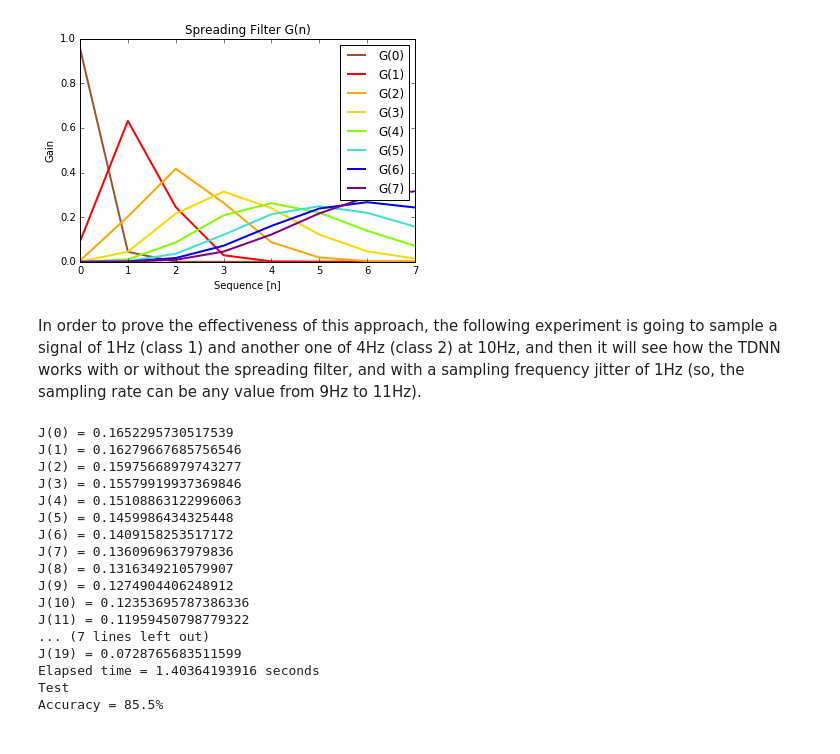
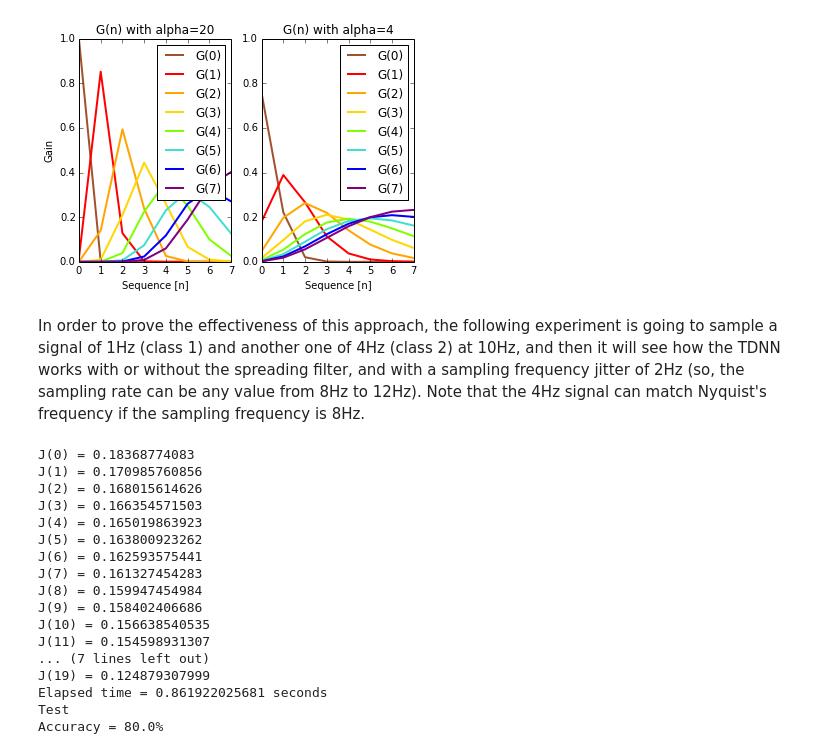
Before and after one commit to atrilla/ntk, a Jupyter notebook: explore/Time-Delay.ipynb, the cells around one changed output. Cells and saved outputs as stored; diff of their text form; code cells hidden in the pictures.

Commit message:
working tdnn

```diff
--- a/explore/Time-Delay.ipynb
+++ b/explore/Time-Delay.ipynb
@@ -22,33 +24,50 @@ where $N$ is the size of the delay line (buffer), $\alpha$ is the spreading fact
 # %%
 import NeuralNetwork
-
-# 10 is alpha filter spreading factor, 8 sequence length (input neurons), 3 hidden neurons, 2 output neurons
-nn = NeuralNetwork.TDNN(10, [8,3,2])
-
 
 %matplotlib inline
 import matplotlib.pyplot as plt
 
+# 10 is alpha filter spreading factor, 8 sequence length (input neurons), 3 hidden neurons, 2 output neurons
+tdnn = NeuralNetwork.TDNN(20, [8,3,2])
+
 plt.figure()
 colors = ['sienna', 'red', 'orange', 'gold', 'chartreuse', 'turquoise', 'blue', 'purple']
-g = nn[0]
+g = tdnn[0]
+plt.subplot(1,2,1)
 for i in xrange(g.shape[0]):
     plt.plot(g[i], colors[i], label='G(' + str(i) + ')', linewidth=2)
+ax = plt.gca()
+ax.set_ylim([0,1.0])
 plt.legend(loc='upper right')
 plt.xlabel('Sequence [n]')
 plt.ylabel('Gain')
-plt.title('Spreading Filter G(n)')
+plt.title('G(n) with alpha=20')
+
+# broader filter, alpha = 4
+tdnn = NeuralNetwork.TDNN(4, [8,3,2])
+
+colors = ['sienna', 'red', 'orange', 'gold', 'chartreuse', 'turquoise', 'blue', 'purple']
+g = tdnn[0]
+plt.subplot(1,2,2)
+for i in xrange(g.shape[0]):
+    plt.plot(g[i], colors[i], label='G(' + str(i) + ')', linewidth=2)
+ax = plt.gca()
+ax.set_ylim([0,1.0])
+plt.legend(loc='upper right')
+plt.xlabel('Sequence [n]')
+plt.title('G(n) with alpha=4')
+
 plt.show()
 # %% [output]
-[figure, old version]
+[figure, new version]
 # %% [markdown]
-In order to prove the effectiveness of this approach, the following experiment is going to sample a signal of 1Hz (class 1) and another one of 4Hz (class 2) at 10Hz, and then it will see how the TDNN works with or without the spreading filter, and with a sampling frequency jitter of 1Hz (so, the sampling rate can be any value from 9Hz to 11Hz).
+In order to prove the effectiveness of this approach, the following experiment is going to sample a signal of 1Hz (class 1) and another one of 4Hz (class 2) at 10Hz, and then it will see how the TDNN works with or without the spreading filter, and with a sampling frequency jitter of 2Hz (so, the sampling rate can be any value from 8Hz to 12Hz). Note that the 4Hz signal can match Nyquist's frequency if the sampling frequency is 8Hz.
 # %%
 import numpy as np
 
 # No sampling jitter, no spreading filter
 
-nsamp = 100
+nsamp = 50
 train_dat = []
 train_lab = []
 test_dat = []
@@ -77,23 +96,23 @@ for i in xrange(100):
         accuracy = accuracy + 1
 print("Accuracy = " + str(float(accuracy)/2) + "%")
 # %% [output]
-J(0) = 0.1652295730517539
-J(1) = 0.16279667685756546
-J(2) = 0.15975668979743277
-J(3) = 0.15579919937369846
-J(4) = 0.15108863122996063
-J(5) = 0.1459986434325448
-J(6) = 0.1409158253517172
-J(7) = 0.1360969637979836
-J(8) = 0.1316349210579907
-J(9) = 0.1274904406248912
-J(10) = 0.12353695787386336
-J(11) = 0.11959450798779322
+J(0) = 0.18368774083
+J(1) = 0.170985760856
+J(2) = 0.168015614626
+J(3) = 0.166354571503
+J(4) = 0.165019863923
+J(5) = 0.163800923262
+J(6) = 0.162593575441
+J(7) = 0.161327454283
+J(8) = 0.159947454984
+J(9) = 0.158402406686
+J(10) = 0.156638540535
+J(11) = 0.154598931307
 ... (7 lines left out)
-J(19) = 0.0728765683511599
-Elapsed time = 1.40364193916 seconds
+J(19) = 0.124879307999
+Elapsed time = 0.861922025681 seconds
 Test
-Accuracy = 85.5%
+Accuracy = 80.0%
 # %%
 # Sampling jitter, no spreading filter
 
```
Also changed, not shown: parts of 4 cells of this notebook, 2 other files.
